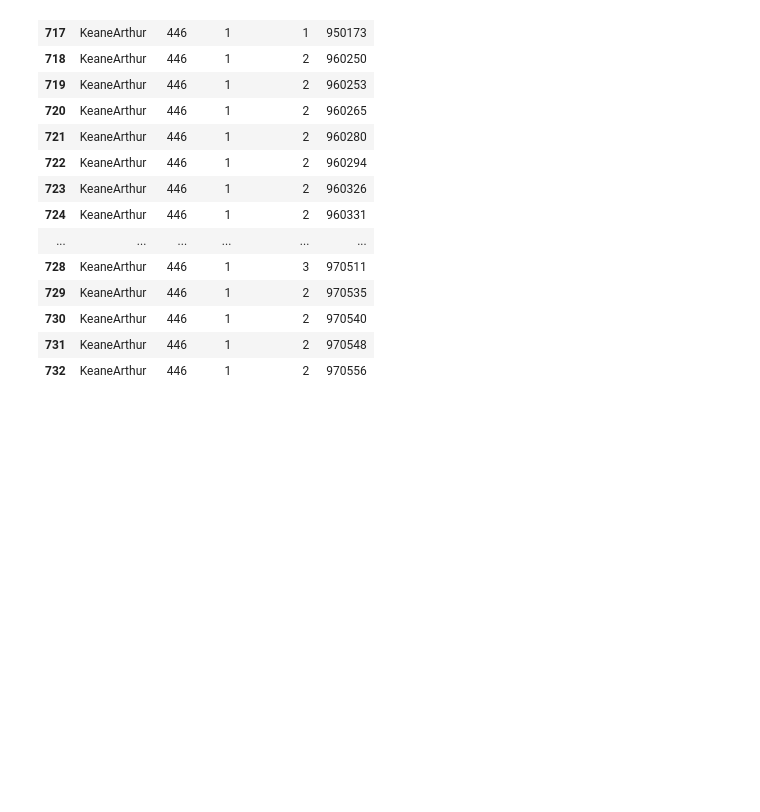
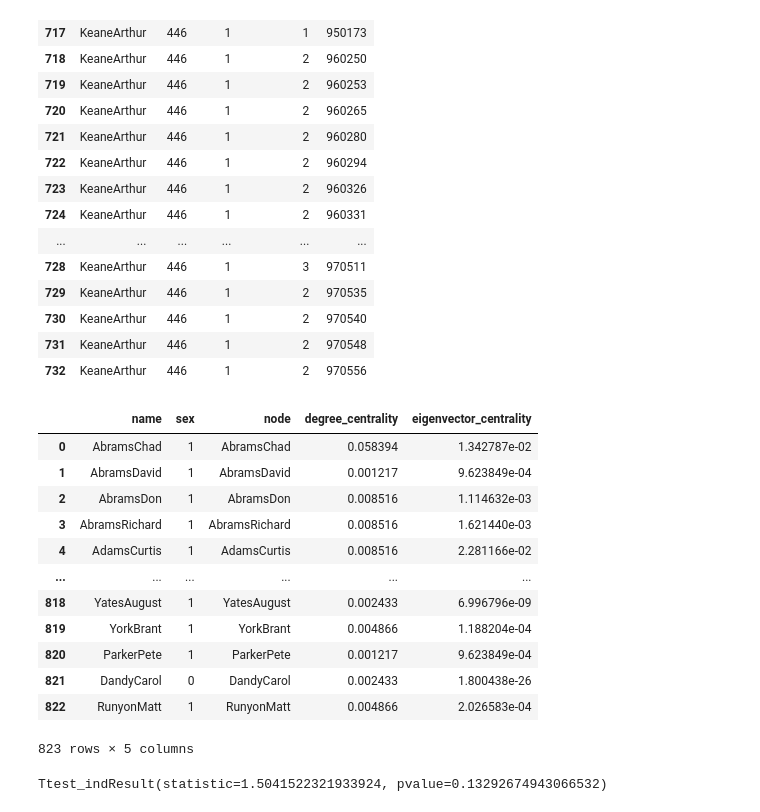
Before and after one commit to WillieDavonSmalls/KJW_CUNY_DATA_620, a Jupyter notebook: KJW_Project2_DS620/data/project2_data_wrangling.ipynb, the cells around one changed output. Cells and saved outputs as stored; diff of their text form; code cells hidden in the pictures; blank space fills up the shorter version.

```diff
--- a/KJW_Project2_DS620/data/project2_data_wrangling.ipynb
+++ b/KJW_Project2_DS620/data/project2_data_wrangling.ipynb
@@ -770,3 +772,28 @@ bipart_data_df[(bipart_data_df.name =='KeaneArthur')]
 | 730 | KeaneArthur | 446 | 1 | 2 | 970540 |
 | 731 | KeaneArthur | 446 | 1 | 2 | 970548 |
 | 732 | KeaneArthur | 446 | 1 | 2 | 970556 |
+# %%
+centrality_sex_df = pd.merge(sex_df, centrality_df, left_on='name', right_on='node')
+centrality_sex_df
+# %% [output]
+|  | name | sex | node | degree_centrality | eigenvector_centrality |
+| 0 | AbramsChad | 1 | AbramsChad | 0.058394 | 1.342787e-02 |
+| 1 | AbramsDavid | 1 | AbramsDavid | 0.001217 | 9.623849e-04 |
+| 2 | AbramsDon | 1 | AbramsDon | 0.008516 | 1.114632e-03 |
+| 3 | AbramsRichard | 1 | AbramsRichard | 0.008516 | 1.621440e-03 |
+| 4 | AdamsCurtis | 1 | AdamsCurtis | 0.008516 | 2.281166e-02 |
+| ... | ... | ... | ... | ... | ... |
+| 818 | YatesAugust | 1 | YatesAugust | 0.002433 | 6.996796e-09 |
+| 819 | YorkBrant | 1 | YorkBrant | 0.004866 | 1.188204e-04 |
+| 820 | ParkerPete | 1 | ParkerPete | 0.001217 | 9.623849e-04 |
+| 821 | DandyCarol | 0 | DandyCarol | 0.002433 | 1.800438e-26 |
+| 822 | RunyonMatt | 1 | RunyonMatt | 0.004866 | 2.026583e-04 |
+823 rows × 5 columns
+# %%
+#men being more involved in crime center of crime than females.
+#Can look at the victim rates, see if on average women are more victims or witnesses
+centrality_males_df = centrality_sex_df[(centrality_sex_df.sex==1)]['degree_centrality']
+centrality_females_df = centrality_sex_df[(centrality_sex_df.sex==0)]['degree_centrality']
+ttest_ind(centrality_males_df, centrality_females_df)
+# %% [output]
+Ttest_indResult(statistic=1.5041522321933924, pvalue=0.13292674943066532)
```
Also changed, not shown: parts of 4 cells of this notebook.
